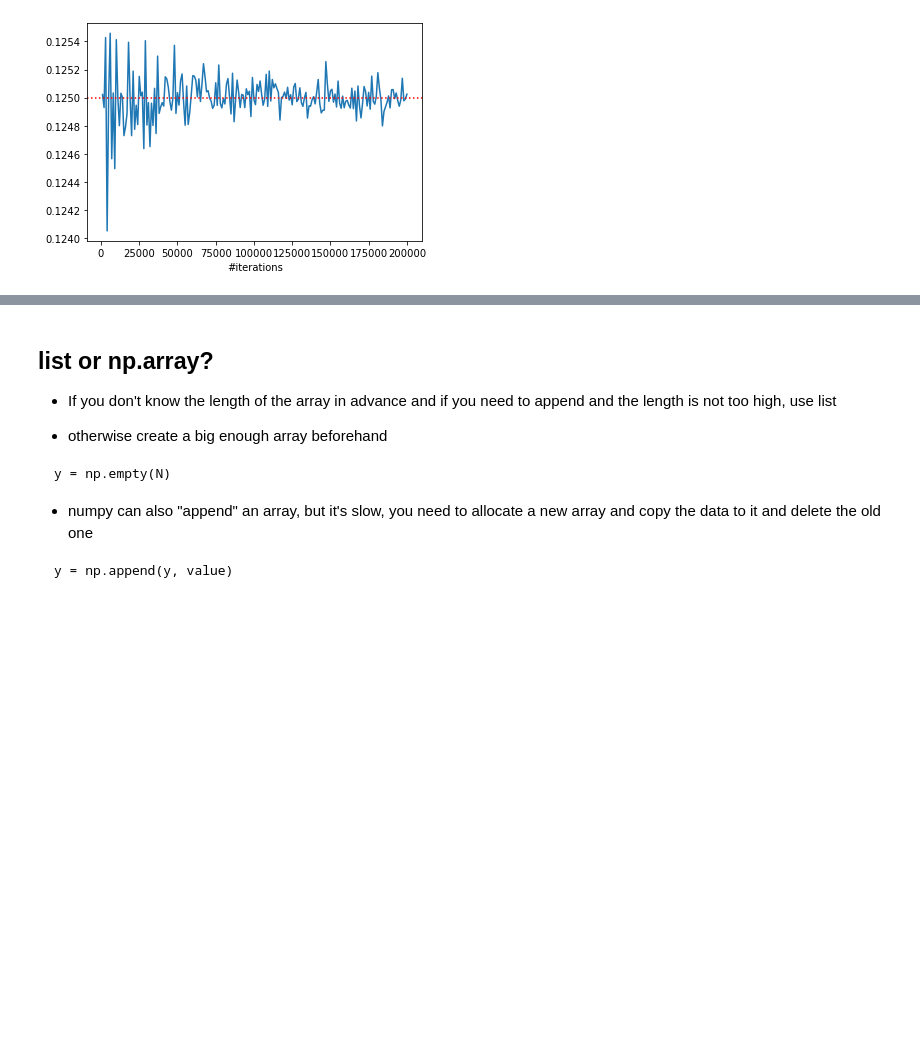
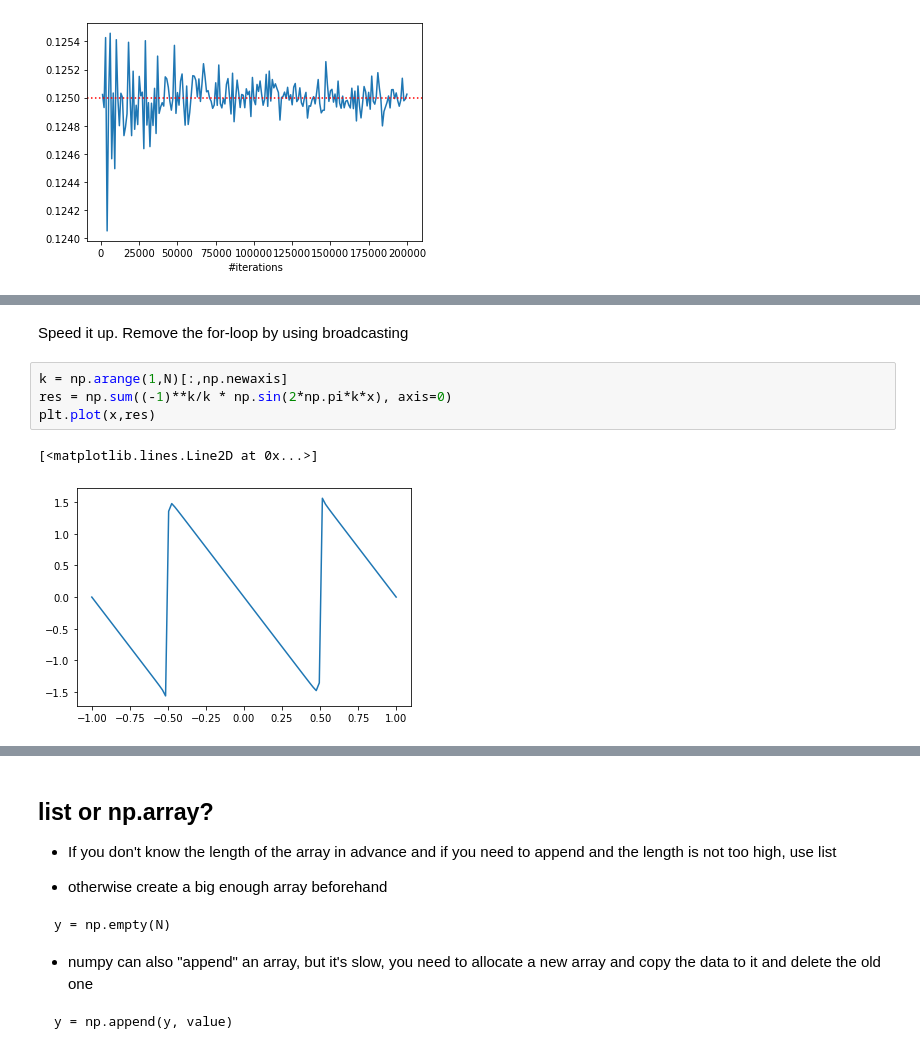
Before and after one commit to toastmaker/lectures, a Jupyter notebook: notebooks/Fast train introduction to numpy.ipynb, the cells around one changed output, grey strips where cells are left out. Saved outputs shown, nothing was run; the diff lists cells and outputs as text; blank space fills up the shorter version.

Commit message:
Exercise vectorize Fourier series sum added. Row-wise, columns-wise speed test added

```diff
--- a/notebooks/Fast train introduction to numpy.ipynb
+++ b/notebooks/Fast train introduction to numpy.ipynb
@@ -909,0 +927,9 @@ plt.xlabel("#iterations");
+# %% [markdown]
+Speed it up. Remove the for-loop by using broadcasting
+# %%
+k = np.arange(1,N)[:,np.newaxis]
+res = np.sum((-1)**k/k * np.sin(2*np.pi*k*x), axis=0)
+plt.plot(x,res)
+# %% [output]
+[<matplotlib.lines.Line2D at 0x...>]
+[figure, added]
```
Also changed, not shown: parts of 12 cells of this notebook.
